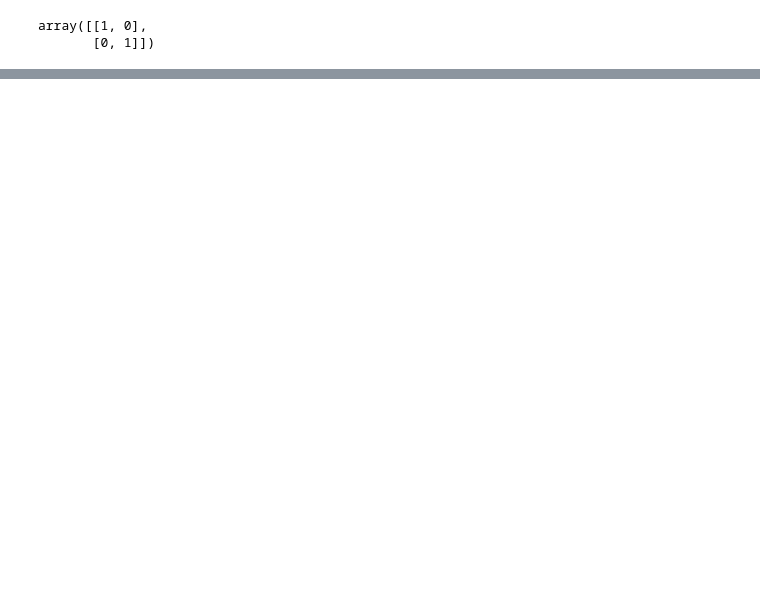
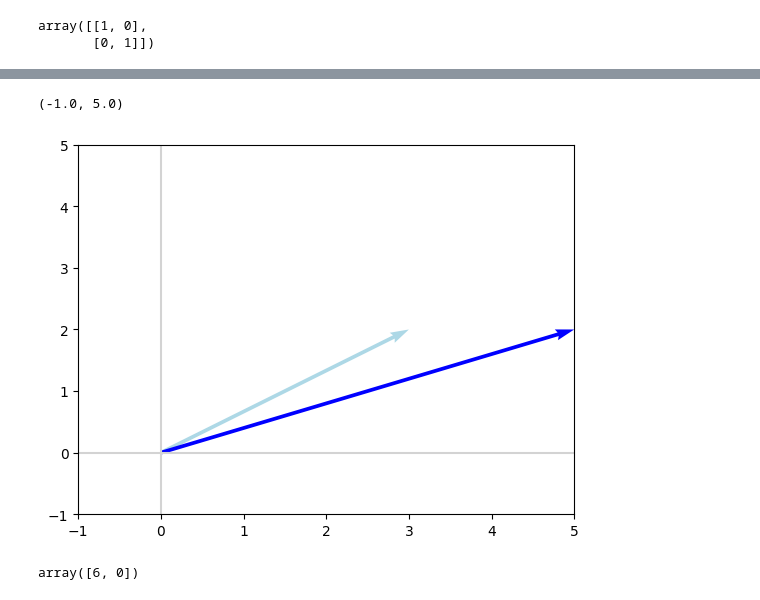
Before and after one commit to Krisho1/Machine-Learning-Foundations-Math-Probability-Statistics-and-Computer-Science-Python-Codes-, a Jupyter notebook: Linerar_Algebra_II_.ipynb, the cells around one changed output, grey strips where cells are left out. Saved outputs shown, nothing was run; the diff lists cells and outputs as text; code cells hidden in the pictures; blank space fills up the shorter version.

```diff
--- a/Linerar_Algebra_II_.ipynb
+++ b/Linerar_Algebra_II_.ipynb
@@ -56,0 +72,7 @@ array([1, 2])
+# %%
+plot_vectors([v,Xv], ['lightblue','blue'])
+plt.xlim(-1,5)
+plt.ylim(-1,5)
+# %% [output]
+(-1.0, 5.0)
+[figure, added]
@@ -56,0 +81,5 @@ array([1, 2])
+# %%
+Xv2 = np.dot(X,v2)
+Xv2
+# %% [output]
+array([6, 0])
```
Also changed, not shown: parts of 16 cells of this notebook.
